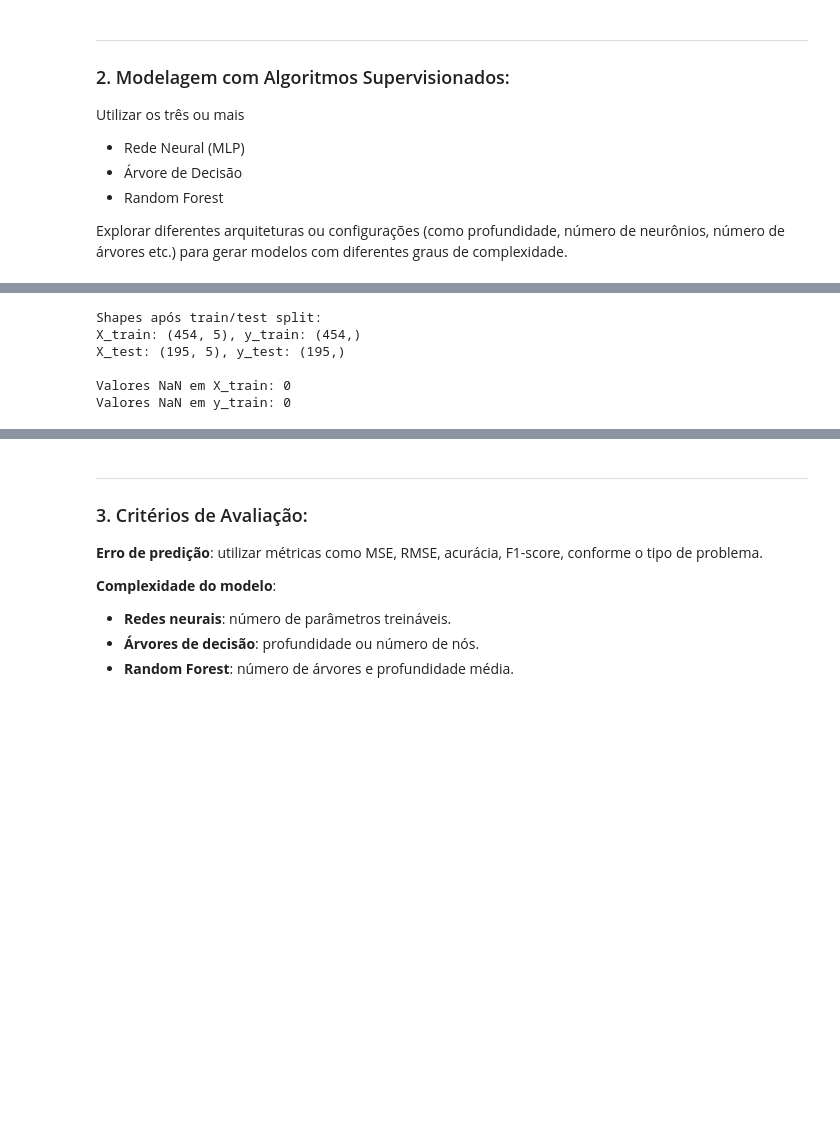
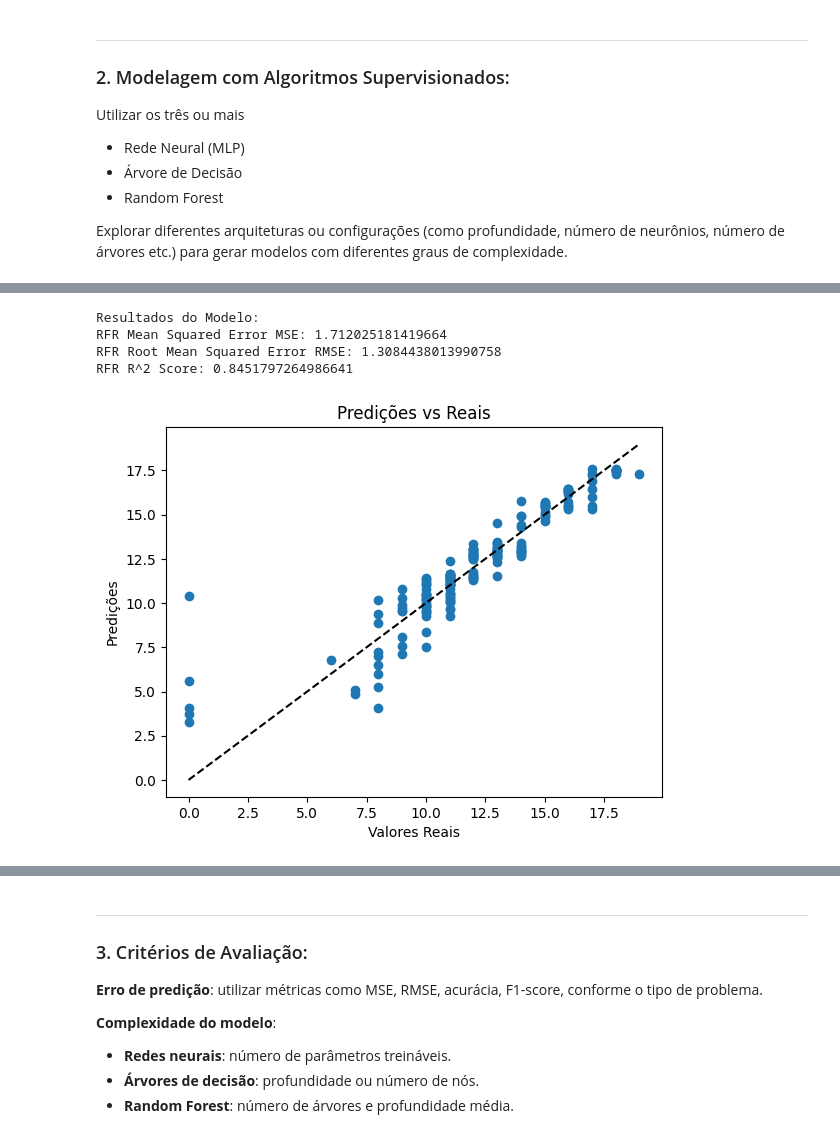
Before and after one commit to sakikout/Aprendizado-Multiobjetivo, a Jupyter notebook: student.ipynb, the cells around one changed output, grey strips where cells are left out. Cells and saved outputs as stored; diff of their text form; code cells hidden in the pictures; blank space fills up the shorter version.

Commit message:
Add models

```diff
--- a/student.ipynb
+++ b/student.ipynb
@@ -168,25 +215,35 @@ For example, when doing 'df[col].method(value, inplace=True)', try using 'df.met
-# %%
-# ------------------- Train/Test split -------------------
-feat = ['Walc', 'absences', 'studytime' , 'G1', 'G2']
-features = df[feat]
-target = df['G3']
-
-X_train, X_test, y_train, y_test = train_test_split(
-    features, target, test_size=0.3, random_state=42
-)
-
-# Verificar shapes após split
-print("\nShapes após train/test split:")
-print(f"X_train: {X_train.shape}, y_train: {y_train.shape}")
-print(f"X_test: {X_test.shape}, y_test: {y_test.shape}")
-
-# Verificar se há valores NaN
-print("\nValores NaN em X_train:", X_train.isna().sum().sum())
-print("Valores NaN em y_train:", y_train.isna().sum().sum())
-# %% [output]
-Shapes após train/test split:
-X_train: (454, 5), y_train: (454,)
-X_test: (195, 5), y_test: (195,)
-
-Valores NaN em X_train: 0
-Valores NaN em y_train: 0
+# %%
+# ------------------------- Random Forest Regressor -------------------------
+# Verificar e garantir que y_train seja 1D
+if len(y_train.shape) > 1 and y_train.shape[1] == 1:
+    y_train = y_train.values.ravel()
+
+RFR = RandomForestRegressor(random_state=100, criterion='squared_error',
+                          max_depth=30, min_samples_leaf=5, n_jobs=1)
+
+
+RFR.fit(X_train, y_train)
+
+y_pred = RFR.predict(X_test)
+
+mse_random = mean_squared_error(y_test, y_pred)
+rmse_random = np.sqrt(mse_random)
+r2_random = r2_score(y_test, y_pred)
+
+print("\nResultados do Modelo:")
+print("RFR Mean Squared Error MSE:", mse_random)
+print("RFR Root Mean Squared Error RMSE:", rmse_random)
+print("RFR R^2 Score:", r2_random)
+
+plt.scatter(y_test, y_pred)
+plt.plot([y_test.min(), y_test.max()], [y_test.min(), y_test.max()], 'k--')
+plt.xlabel('Valores Reais')
+plt.ylabel('Predições')
+plt.title('Predições vs Reais')
+plt.show()
+# %% [output]
+Resultados do Modelo:
+RFR Mean Squared Error MSE: 1.712025181419664
+RFR Root Mean Squared Error RMSE: 1.3084438013990758
+RFR R^2 Score: 0.8451797264986641
+[figure, added]
```
Also changed, not shown: parts of 12 cells of this notebook.
